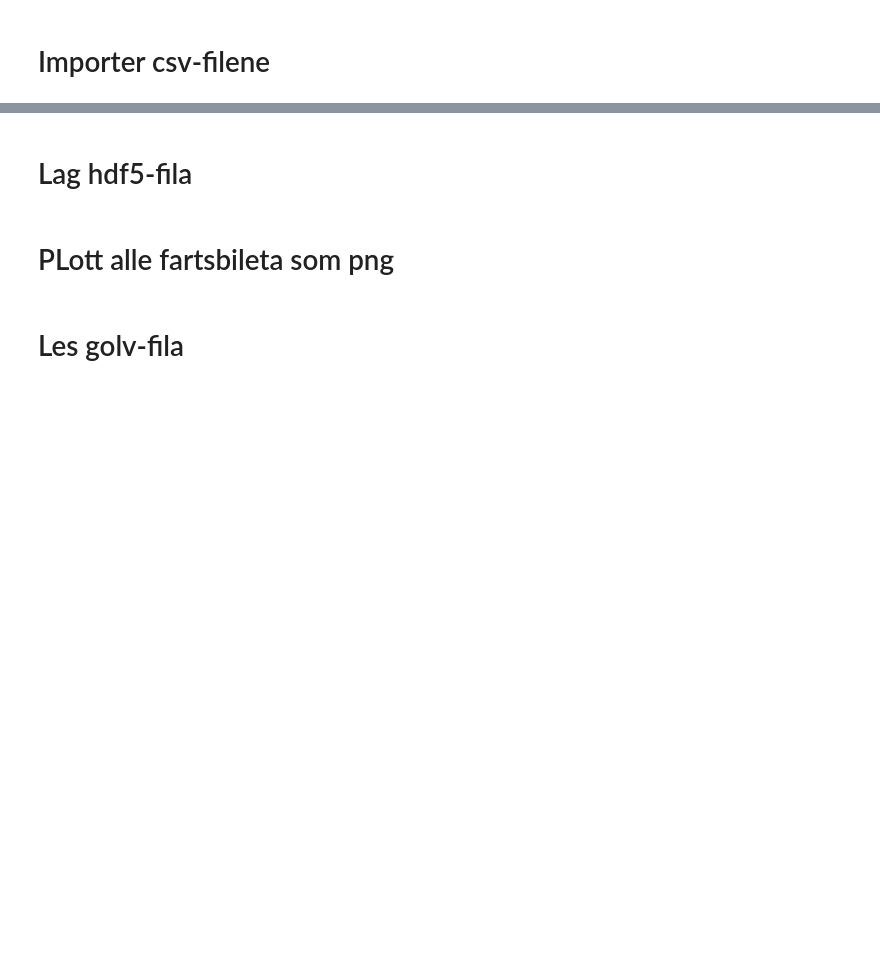
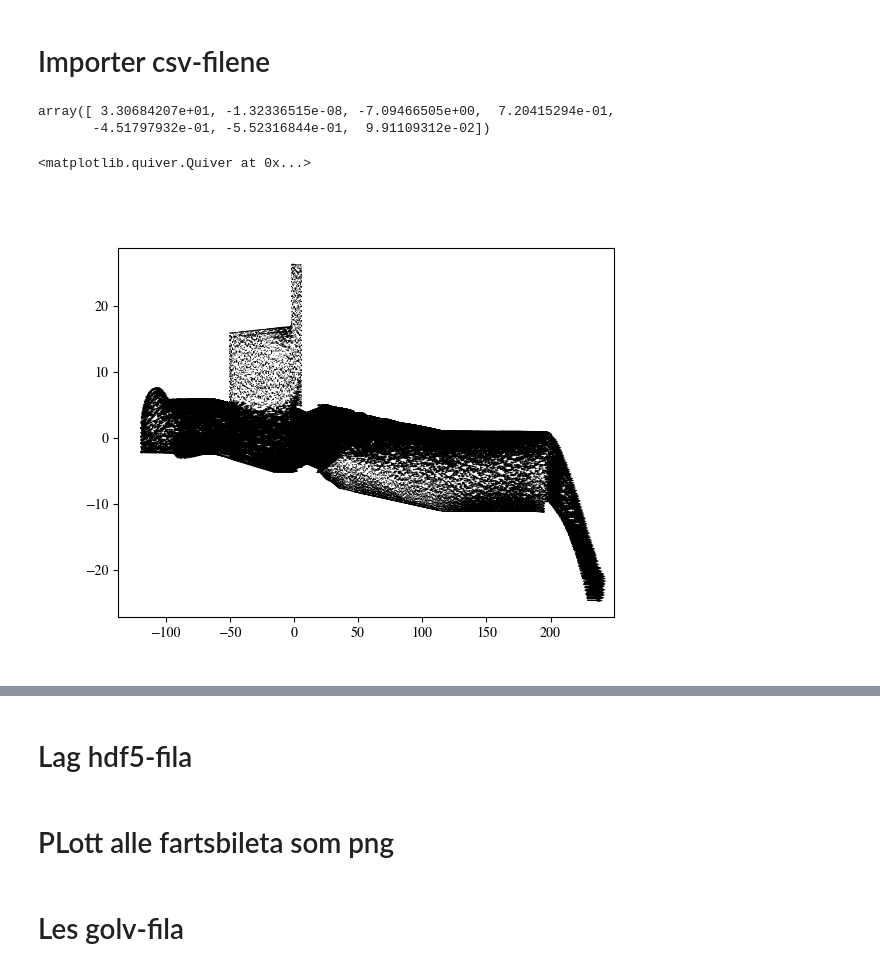
Before and after one commit to Havrevoll/Ribber, a Jupyter notebook: richter_analysar.ipynb, the cells around one changed output, grey strips where cells are left out. Drawn from its saved outputs; the diff is of its cells as text; code cells hidden in the pictures; blank space fills up the shorter version.

```diff
--- a/richter_analysar.ipynb
+++ b/richter_analysar.ipynb
@@ -34,0 +48,23 @@ xy=b[['X [ m ]',' Z [ m ]']].to_numpy()
+# %%
+a_1_1 = pd.read_csv(f"richter/export12.2_1_1.csv",skiprows=5)
+a_1_1.iloc[:,:3] = np.einsum( 'ni,ij->nj',a_1_1.iloc[:,:3], rot )
+# b=a[(a['X [ m ]']>19.23734) & (a[' Z [ m ]']<5.3) & (a['X [ m ]'] < 194.98135)]
+# b = a[a['X [ m ]']>0.02]
+# b = b[b[' Z [ m ]']<5.3]
+# xy=b[['X [ m ]',' Z [ m ]']].to_numpy()
+xya_1_1 = a_1_1[['X [ m ]',' Z [ m ]']].to_numpy()
+a_1_1 = a_1_1.to_numpy()
+# %%
+a[0]
+# %% [output]
+array([ 3.30684207e+01, -1.32336515e-08, -7.09466505e+00,  7.20415294e-01,
+       -4.51797932e-01, -5.52316844e-01,  9.91109312e-02])
+# %%
+fig, ax = plt.subplots()
+ax.quiver(a_1_1[:,0],a_1_1[:,2],a_1_1[:,4],a_1_1[:,5],scale=100)
+# ax.plot(rand[:,0]*1e3,rand[:,1]*1e3,'.')
+# ax.set_xlim(148.900,149.060)
+# ax.set_ylim(-11.096,-11.084)
+# %% [output]
+<matplotlib.quiver.Quiver at 0x...>
+[figure, added]
```
Also changed, not shown: parts of 21 cells of this notebook, 2 other files.
